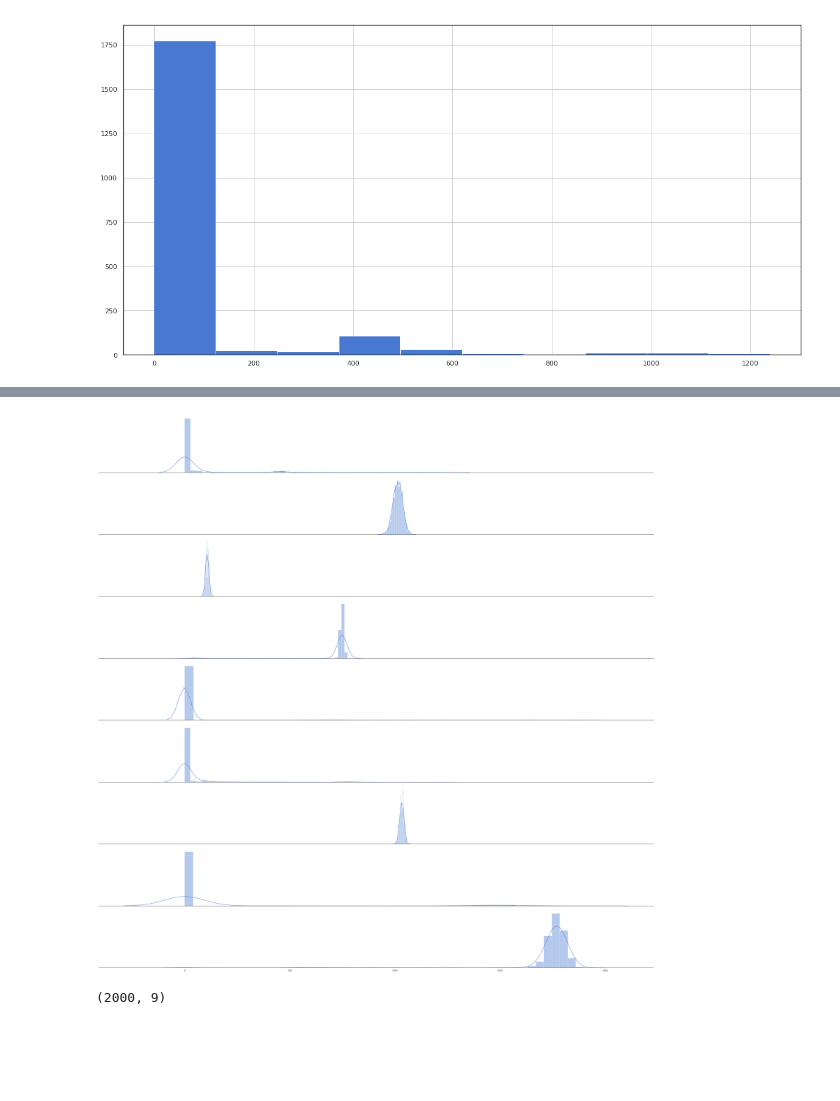
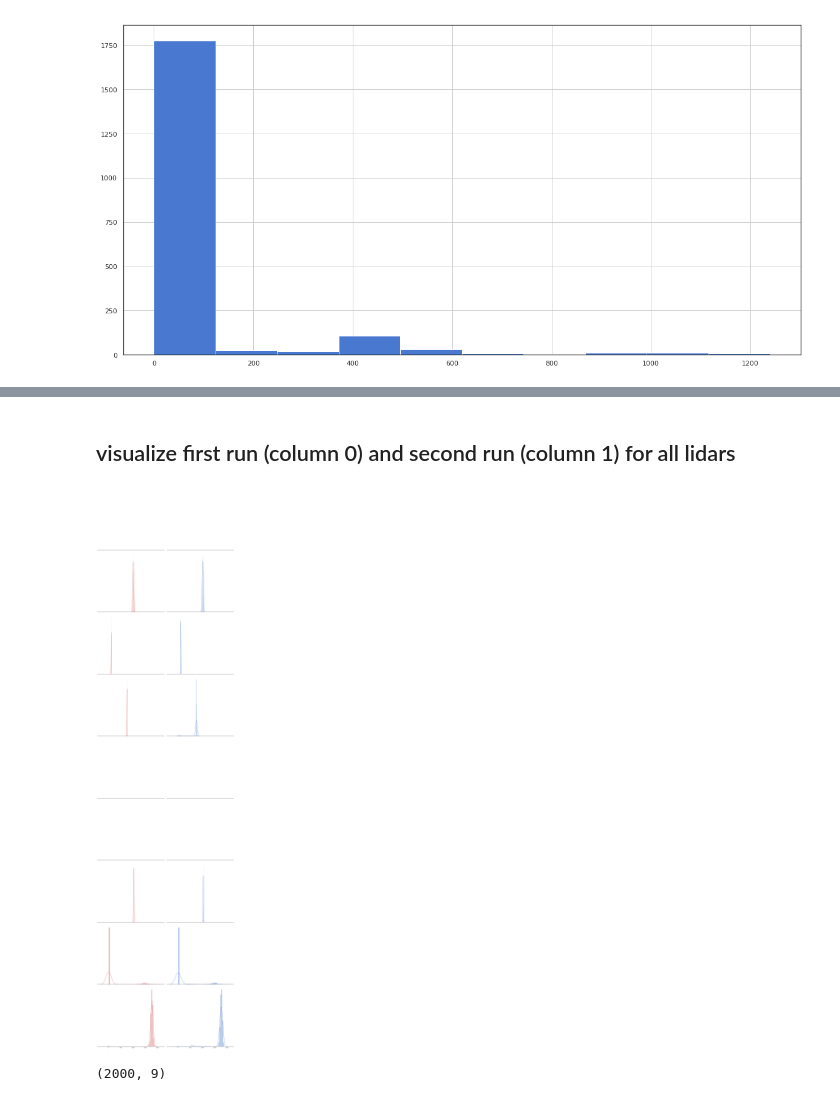
Before and after one commit to georgosgeorgos/DLRC_2018, a Jupyter notebook: lidar.ipynb, the cells around one changed output, grey strips where cells are left out. Drawn from its saved outputs; the diff is of its cells as text; code cells hidden in the pictures; blank space fills up the shorter version.

```diff
--- a/lidar.ipynb
+++ b/lidar.ipynb
@@ -9,5 +9,5 @@ lidar_data = np.load("lidar_data.npy")
 # %%
 lidar_data = lidar_data.astype(float)
 # %%
-lidar_data[lidar_data > 1900] = -1
+lidar_data[lidar_data > 1900] = 0
 # %%
@@ -32,6 +47,6 @@ sample_run1 = lidar_data[1100:1200,:]
 # %%
 # Set up the matplotlib figure
-f, axes = plt.subplots(9, 2, figsize=(40, 40), sharex=True)
+f, axes = plt.subplots(9, 2, figsize=(20, 80), sharex=True)
 sns.despine(left=True)
 
 for j in range(9):
@@ -45,6 +60,6 @@ for j in range(9):
     except np.linalg.LinAlgError:
         continue
 
-    plt.setp(axes, yticks=[])
+    #plt.setp(axes, yticks=[])
     plt.tight_layout()
 # %% [output]
@@ -52,15 +67,25 @@ for j in range(9):
+# %% [markdown]
+## visualize first run (column 0) and second run (column 1) for all lidars
 # %%
 # Set up the matplotlib figure
-f, axes = plt.subplots(9, 1, figsize=(40, 40), sharex=True)
+f, axes = plt.subplots(9, 2, figsize=(20, 80), sharex=True)
 sns.despine(left=True)
 
 for j in range(9):
-    sns.distplot(lidar_data[:,j], color="b", ax=axes[j])
+    try:
+        sns.distplot(lidar_data[:1000,j], color="r", ax=axes[j, 0])
+    except np.linalg.LinAlgError:
+        continue
+
+    try:
+        sns.distplot(lidar_data[1000:,j], color="b", ax=axes[j, 1])
+    except np.linalg.LinAlgError:
+        continue
 
 plt.setp(axes, yticks=[])
 plt.tight_layout()
 # %% [output]
-[figure, old version]
+[figure, new version]
 # %%
 lidar_data.shape
 # %% [output]
```
Also changed, not shown: parts of 47 cells of this notebook, 4 other files.
